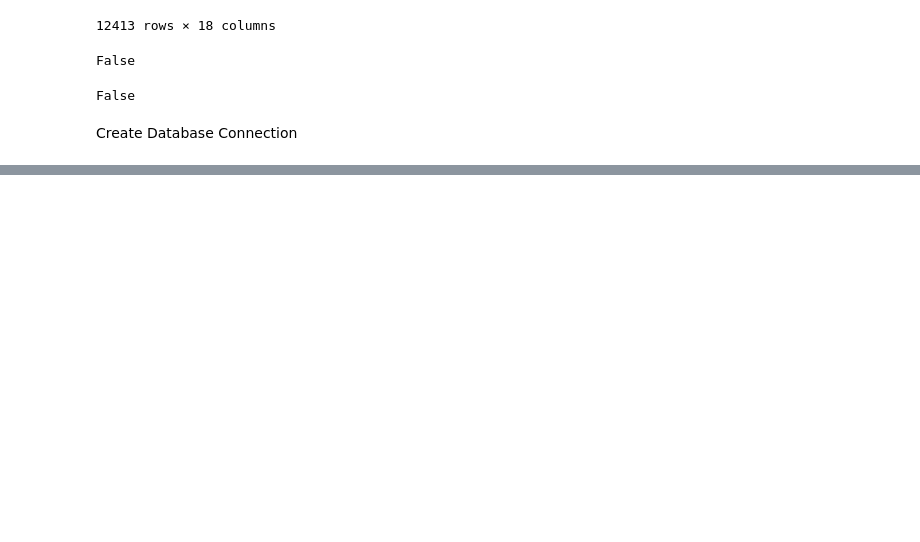
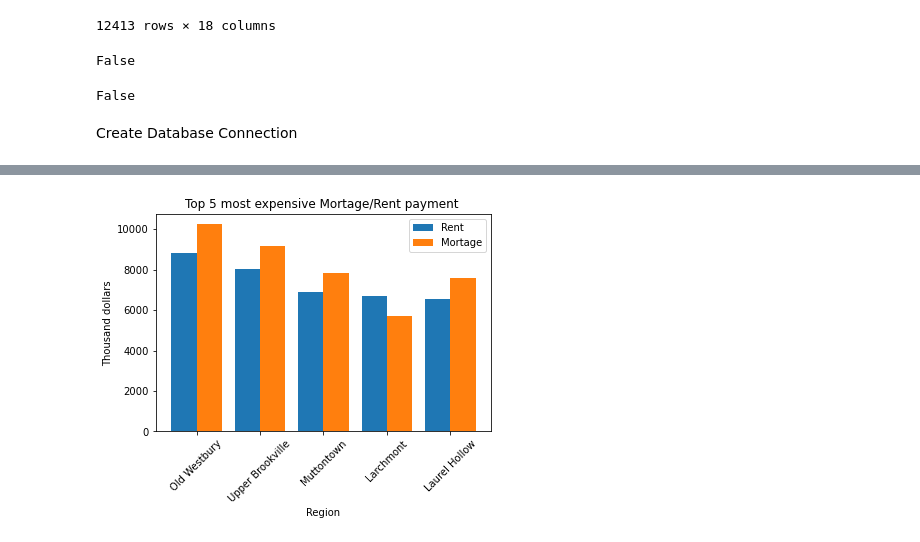
Before and after one commit to Andrewsr220a/CT_Houseing_Project2, a Jupyter notebook: NewDatasets/HouseHunters_N1.ipynb, the cells around one changed output, grey strips where cells are left out. Cells and saved outputs as stored; diff of their text form; code cells hidden in the pictures; blank space fills up the shorter version.

```diff
--- a/NewDatasets/HouseHunters_N1.ipynb
+++ b/NewDatasets/HouseHunters_N1.ipynb
@@ -179,0 +295,23 @@ pd.read_sql_query('select * from sfhomerental', con=engine).head()
+# %%
+# mortage vs rent in highest rent cities
+top5rent=mortagetable.sort_values('Average Rent', ascending=False).head(5)
+
+X = top5rent['RegionName'].tolist()
+Y =top5rent['Average Rent'].tolist()
+Z = top5rent['mortage'].tolist()
+
+X_axis = np.arange(len(X))
+
+plt.bar(X_axis - 0.2, Y, 0.4, label = 'Rent')
+plt.bar(X_axis + 0.2, Z, 0.4, label = 'Mortage')
+plt.xticks(rotation = 45)
+
+plt.xticks(X_axis, X)
+plt.xlabel("Region")
+plt.ylabel("Thousand dollars")
+plt.title("Top 5 most expensive Mortage/Rent payment ")
+plt.legend()
+plt.savefig("/Users/karlarobles/House_Hunters_Project2/ImagesHouseHunters/Mortgagevsrent.png")
+plt.show()
+# %% [output]
+[figure, added]
```
Also changed, not shown: parts of 16 cells of this notebook, 6 other files.
